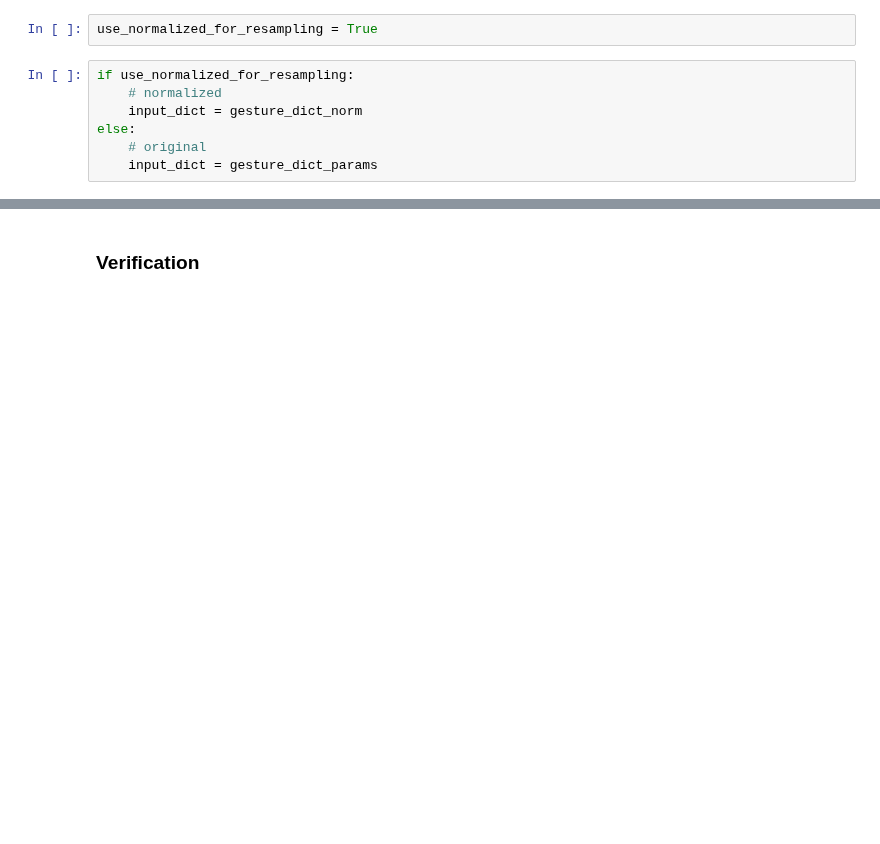
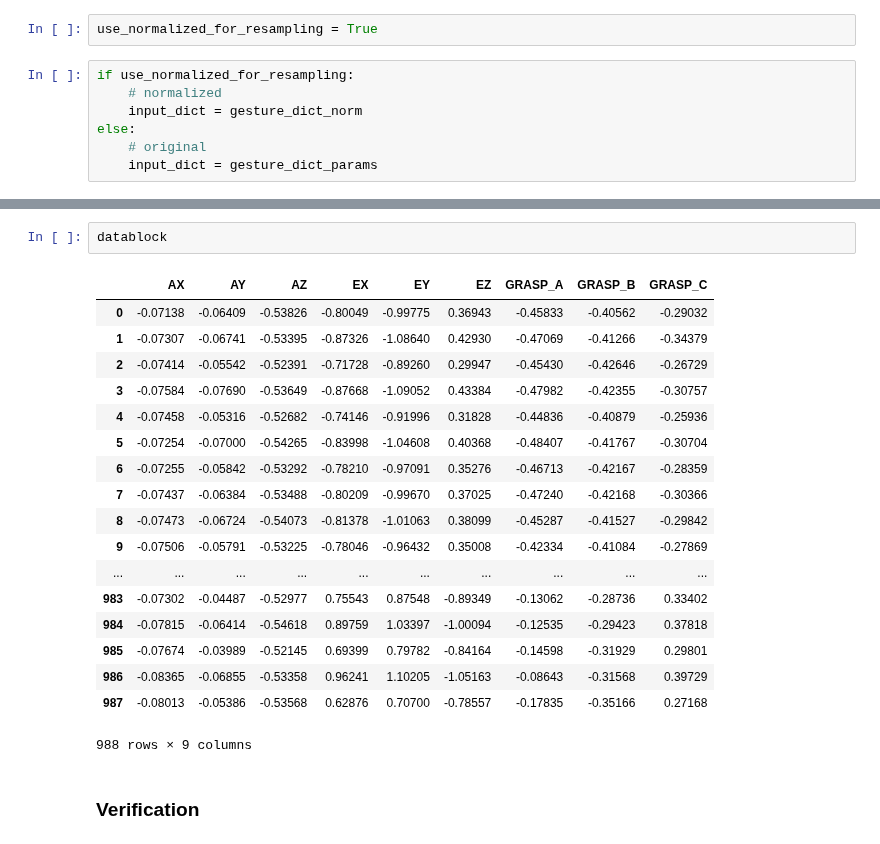
Before and after one commit to Make-O-Matic/MOM-Engine, a Jupyter notebook: make-o-matic.ipynb, the cells around one changed output, grey strips where cells are left out. Saved outputs shown, nothing was run; the diff lists cells and outputs as text; blank space fills up the shorter version.

```diff
--- a/make-o-matic.ipynb
+++ b/make-o-matic.ipynb
@@ -1711,6 +1727,27 @@ G 10
 G 11
 G 12
 G 13
+# %%
+datablock
+# %% [output]
+|  | AX | AY | AZ | EX | EY | EZ | GRASP_A | GRASP_B | GRASP_C |
+| 0 | -0.07138 | -0.06409 | -0.53826 | -0.80049 | -0.99775 | 0.36943 | -0.45833 | -0.40562 | -0.29032 |
+| 1 | -0.07307 | -0.06741 | -0.53395 | -0.87326 | -1.08640 | 0.42930 | -0.47069 | -0.41266 | -0.34379 |
+| 2 | -0.07414 | -0.05542 | -0.52391 | -0.71728 | -0.89260 | 0.29947 | -0.45430 | -0.42646 | -0.26729 |
+| 3 | -0.07584 | -0.07690 | -0.53649 | -0.87668 | -1.09052 | 0.43384 | -0.47982 | -0.42355 | -0.30757 |
+| 4 | -0.07458 | -0.05316 | -0.52682 | -0.74146 | -0.91996 | 0.31828 | -0.44836 | -0.40879 | -0.25936 |
+| 5 | -0.07254 | -0.07000 | -0.54265 | -0.83998 | -1.04608 | 0.40368 | -0.48407 | -0.41767 | -0.30704 |
+| 6 | -0.07255 | -0.05842 | -0.53292 | -0.78210 | -0.97091 | 0.35276 | -0.46713 | -0.42167 | -0.28359 |
+| 7 | -0.07437 | -0.06384 | -0.53488 | -0.80209 | -0.99670 | 0.37025 | -0.47240 | -0.42168 | -0.30366 |
+| 8 | -0.07473 | -0.06724 | -0.54073 | -0.81378 | -1.01063 | 0.38099 | -0.45287 | -0.41527 | -0.29842 |
+| 9 | -0.07506 | -0.05791 | -0.53225 | -0.78046 | -0.96432 | 0.35008 | -0.42334 | -0.41084 | -0.27869 |
+| ... | ... | ... | ... | ... | ... | ... | ... | ... | ... |
+| 983 | -0.07302 | -0.04487 | -0.52977 | 0.75543 | 0.87548 | -0.89349 | -0.13062 | -0.28736 | 0.33402 |
+| 984 | -0.07815 | -0.06414 | -0.54618 | 0.89759 | 1.03397 | -1.00094 | -0.12535 | -0.29423 | 0.37818 |
+| 985 | -0.07674 | -0.03989 | -0.52145 | 0.69399 | 0.79782 | -0.84164 | -0.14598 | -0.31929 | 0.29801 |
+| 986 | -0.08365 | -0.06855 | -0.53358 | 0.96241 | 1.10205 | -1.05163 | -0.08643 | -0.31568 | 0.39729 |
+| 987 | -0.08013 | -0.05386 | -0.53568 | 0.62876 | 0.70700 | -0.78557 | -0.17835 | -0.35166 | 0.27168 |
+988 rows × 9 columns
 # %% [markdown]
 ### Verification
 # %%
```
Also changed, not shown: parts of 32 cells of this notebook.
